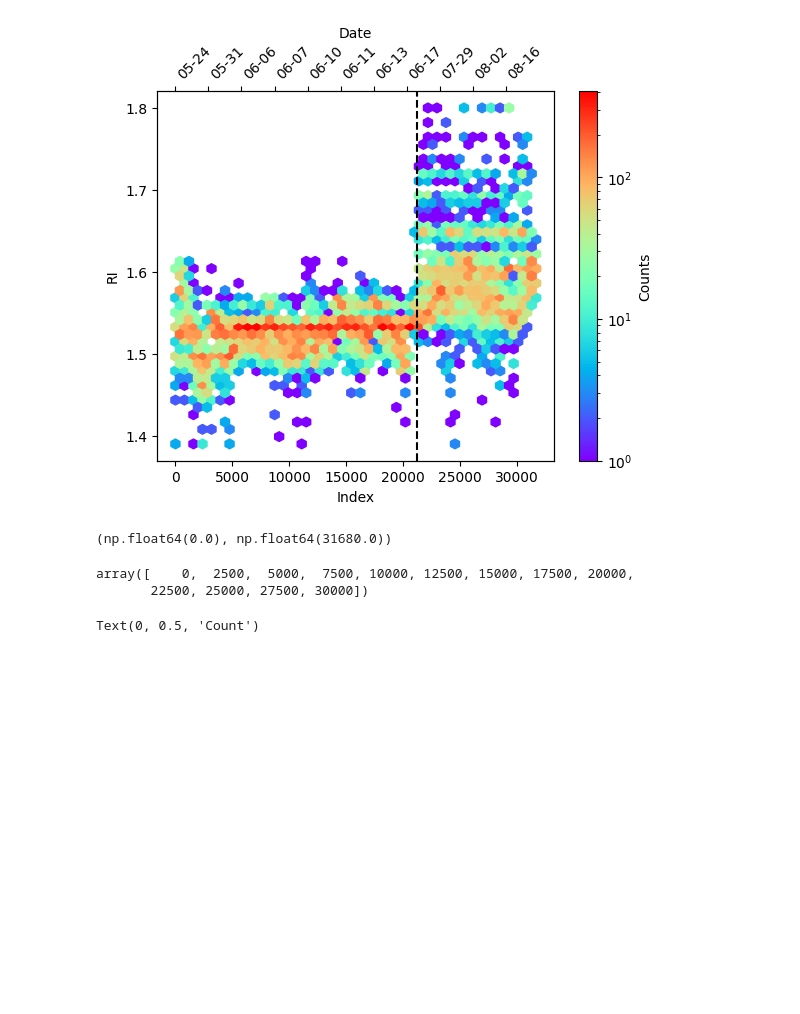
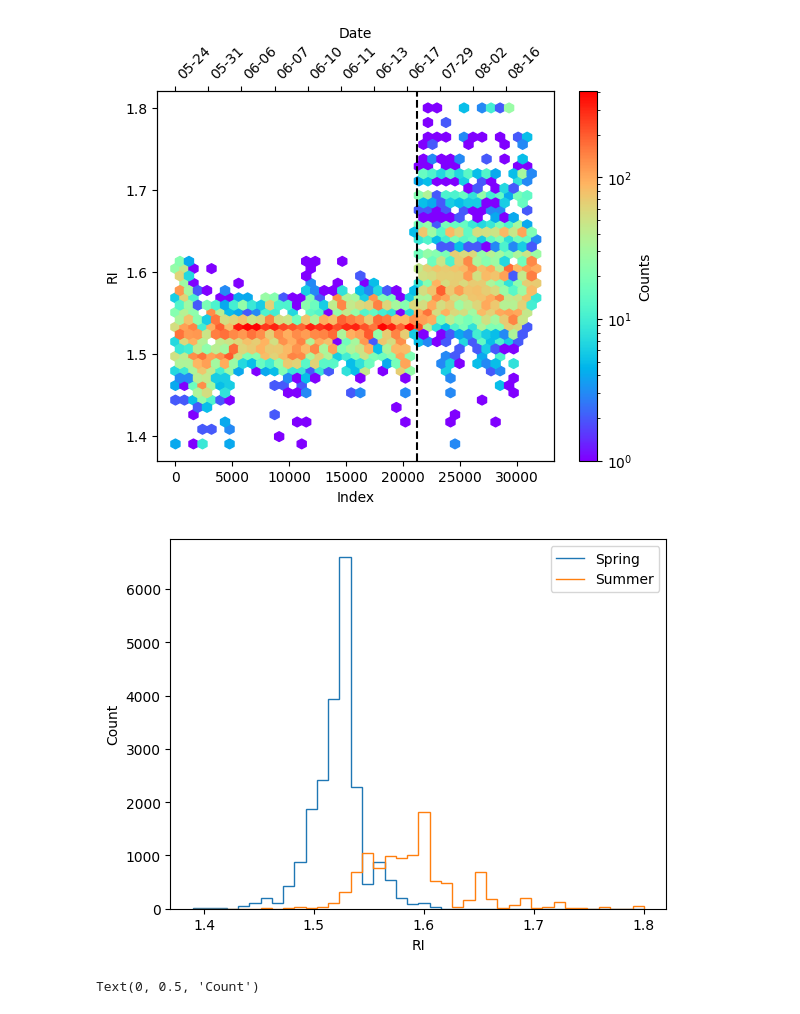
Before and after one commit to csoloff/ARCSIX_DASH_RI, a Jupyter notebook: scripts/02_investigate.ipynb, the cells around one changed output. Saved outputs shown, nothing was run; the diff lists cells and outputs as text; code cells hidden in the pictures; blank space fills up the shorter version.

```diff
--- a/scripts/02_investigate.ipynb
+++ b/scripts/02_investigate.ipynb
@@ -6,6 +6,8 @@ import numpy as np
 d = pd.read_csv('../tables/d.csv', parse_dates=['Time_Start', 'Time_Stop', 'Time_Mid'])
 d_no_na = d.dropna(subset=['RI']).reset_index(drop=True)
 ind = list(range(0, len(d_no_na)))
+d_sp = d_no_na[d_no_na['Time_Mid']<'2024-07-01'].reset_index(drop=True)
+d_su = d_no_na[d_no_na['Time_Mid']>'2024-07-01'].reset_index(drop=True)
 # %%
 # Run above code for remaining cells to function
 # %%
@@ -80,12 +66,3 @@ plt.colorbar(hb, ax=ax, label='Counts')  # Add a colorbar for density
 plt.savefig('../figures/RI_hexbin_log.png', dpi=300, bbox_inches='tight')
 # %% [output]
 [figure]
-# %%
-ax.get_xlim()
-# %% [output]
-(np.float64(0.0), np.float64(31680.0))
-# %%
-index_ticks
-# %% [output]
-array([    0,  2500,  5000,  7500, 10000, 12500, 15000, 17500, 20000,
-       22500, 25000, 27500, 30000])
@@ -98,3 +69,24 @@ plt.colorbar(h[3], ax=ax, label='Counts')  # Add a colorbar for density
+# %%
+# Assuming d_sp['RI'] and d_su['RI'] are your datasets
+combined_data = np.concatenate([d_sp['RI'], d_su['RI']])
+bin_edges = np.linspace(min(combined_data), max(combined_data), num=41)  # 40 bins
+
+fig, ax = plt.subplots()
+
+# Plot the first histogram with the defined bin edges
+counts, _ = np.histogram(d_sp['RI'], bins=bin_edges)
+ax.stairs(counts, bin_edges, label='Spring')
+
+# Plot the second histogram with the same bin edges
+counts, _ = np.histogram(d_su['RI'], bins=bin_edges)
+ax.stairs(counts, bin_edges, label='Summer')
+
+ax.set_xlabel('RI')
+ax.set_ylabel('Count')
+ax.legend()
+plt.savefig('../figures/RI_stairs.png', dpi=300, bbox_inches='tight')
+# %% [output]
+[figure, added]
 # %%
 fig, ax = plt.subplots()
 counts, bins = np.histogram(d['RI'], bins=40)
```
Also changed, not shown: parts of 3 cells of this notebook.
